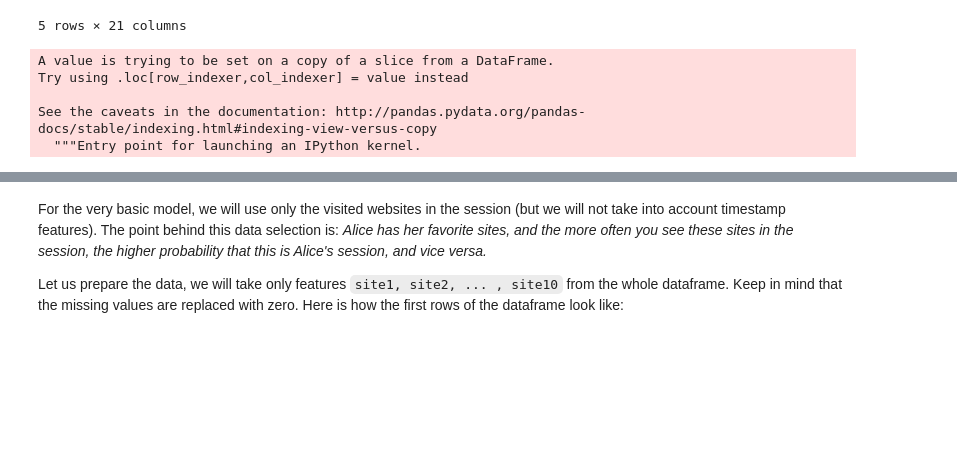
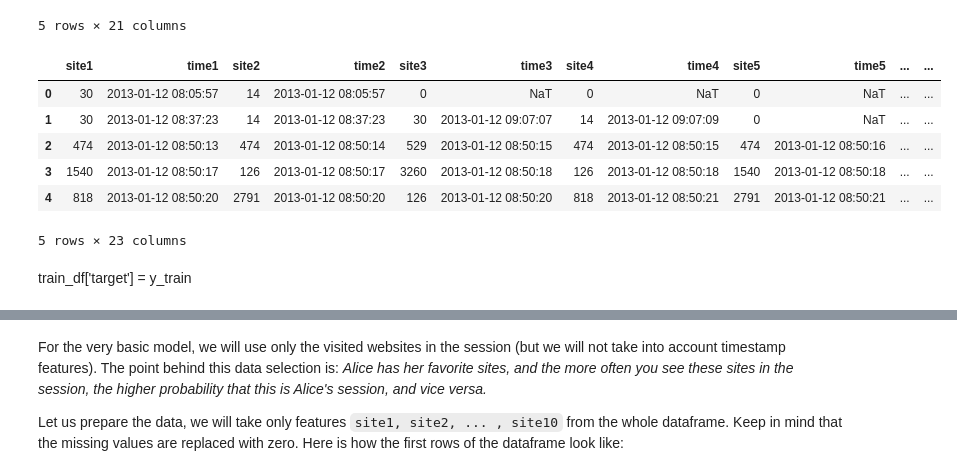
Before and after one commit to sitask/Spring2019_mlcourse.ai, a Jupyter notebook: alice_freeride.ipynb, the cells around one changed output, grey strips where cells are left out. Saved outputs shown, nothing was run; the diff lists cells and outputs as text; code cells hidden in the pictures; blank space fills up the shorter version.

```diff
--- a/alice_freeride.ipynb
+++ b/alice_freeride.ipynb
@@ -181,3 +181,16 @@ new_site_dict = get_sites_dict_(general_sites)
 print(len(list(site_dict.keys())), len(list(new_site_dict.keys())))
 # %% [output]
 48371 47135
+# %%
+new_dict = pd.DataFrame(list(new_site_dict.keys()), index=list(new_site_dict.values()),
+                          columns=['site'])
+# %%
+#adding 2 new features to the sites data
+new_dict['split'] = new_dict['site'].str.split('.')
+new_dict['len'] = new_dict['split'].map(lambda x: len(x)).astype(np.int8)
+new_dict['domain'] = new_dict['split'].map(lambda x: x[-1])
+
+new_dict.drop(['site','split'], inplace=True, axis=1)
+new_dict.index.rename('site1', inplace=True) # rename index for the future merge
+
+new_dict.head()
@@ -227,14 +248,18 @@ full_df.head()
 | 114021 | 1540 | 2013-01-12 08:50:17 | 126 | 2013-01-12 08:50:17 | 3260 | 2013-01-12 08:50:18 | 126 | 2013-01-12 08:50:18 | 1540 | 2013-01-12 08:50:18 | ... | ... |
 | 146670 | 818 | 2013-01-12 08:50:20 | 2791 | 2013-01-12 08:50:20 | 126 | 2013-01-12 08:50:20 | 818 | 2013-01-12 08:50:21 | 2791 | 2013-01-12 08:50:21 | ... | ... |
 5 rows × 21 columns
+# %%
+#merge the sites data with full_df
+full_df = pd.merge(full_df, new_dict, how='left', on='site1')
+full_df.head()
+# %% [output]
+|  | site1 | time1 | site2 | time2 | site3 | time3 | site4 | time4 | site5 | time5 | ... | ... |
+| 0 | 30 | 2013-01-12 08:05:57 | 14 | 2013-01-12 08:05:57 | 0 | NaT | 0 | NaT | 0 | NaT | ... | ... |
+| 1 | 30 | 2013-01-12 08:37:23 | 14 | 2013-01-12 08:37:23 | 30 | 2013-01-12 09:07:07 | 14 | 2013-01-12 09:07:09 | 0 | NaT | ... | ... |
+| 2 | 474 | 2013-01-12 08:50:13 | 474 | 2013-01-12 08:50:14 | 529 | 2013-01-12 08:50:15 | 474 | 2013-01-12 08:50:15 | 474 | 2013-01-12 08:50:16 | ... | ... |
+| 3 | 1540 | 2013-01-12 08:50:17 | 126 | 2013-01-12 08:50:17 | 3260 | 2013-01-12 08:50:18 | 126 | 2013-01-12 08:50:18 | 1540 | 2013-01-12 08:50:18 | ... | ... |
+| 4 | 818 | 2013-01-12 08:50:20 | 2791 | 2013-01-12 08:50:20 | 126 | 2013-01-12 08:50:20 | 818 | 2013-01-12 08:50:21 | 2791 | 2013-01-12 08:50:21 | ... | ... |
+5 rows × 23 columns
 # %%
 train_df = full_df.iloc[0:idx_split]
 test_df = full_df[idx_split:full_df.shape[0]]
-# %%
-train_df['target'] = y_train
-# %% [output]
-A value is trying to be set on a copy of a slice from a DataFrame.
-Try using .loc[row_indexer,col_indexer] = value instead
-
-See the caveats in the documentation: http://pandas.pydata.org/pandas-docs/stable/indexing.html#indexing-view-versus-copy
-  """Entry point for launching an IPython kernel.
@@ -246,0 +266,2 @@ train_df = train_df.drop(columns='target')
+# %% [markdown]
+train_df['target'] = y_train
```
Also changed, not shown: parts of 39 cells of this notebook.
